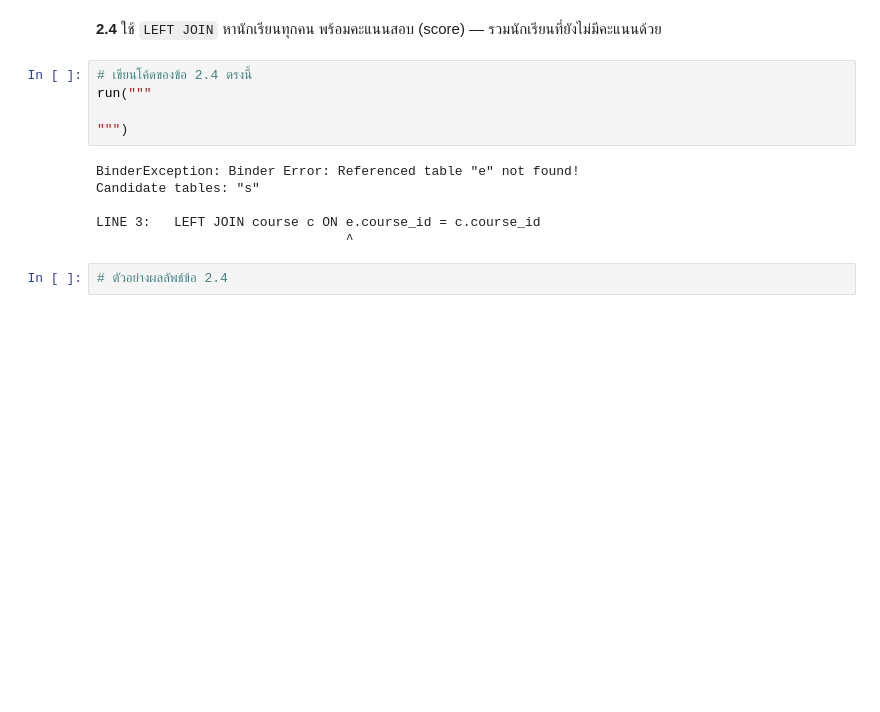
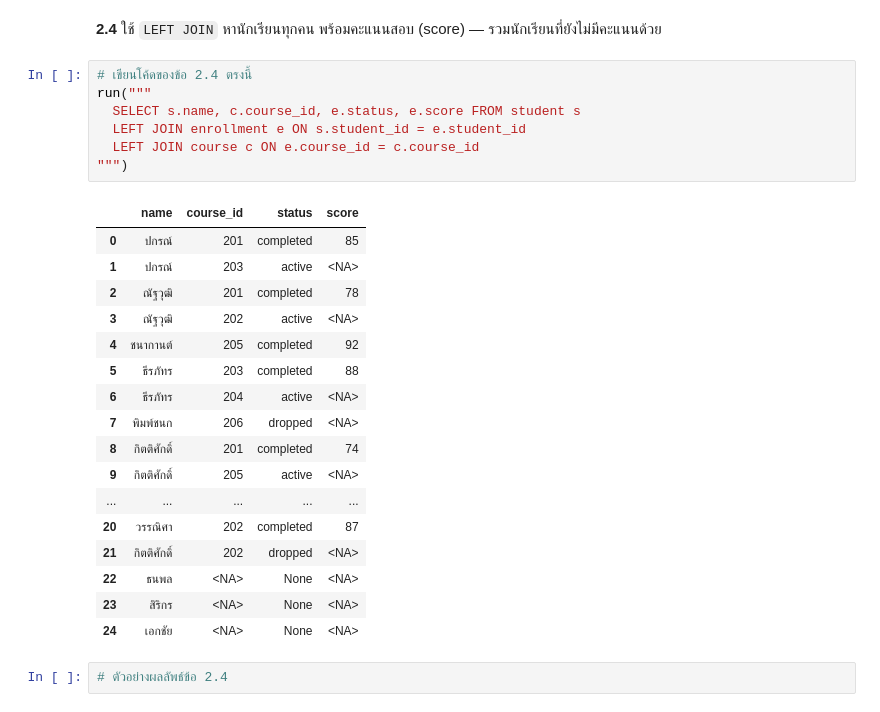
Before and after one commit to mxls34/AdvanceDatabase, a Jupyter notebook: Chapter3_HW_Joins_and_Join_Algorithms.ipynb, the cells around one changed output. Saved outputs shown, nothing was run; the diff lists cells and outputs as text; blank space fills up the shorter version.

```diff
--- a/Chapter3_HW_Joins_and_Join_Algorithms.ipynb
+++ b/Chapter3_HW_Joins_and_Join_Algorithms.ipynb
@@ -446,17 +446,31 @@ INNER JOIN: 22  | LEFT JOIN: 25
 _เขียนคำอธิบายตรงนี้:_ ...
 # %% [markdown]
 **2.4** ใช้ `LEFT JOIN` หานักเรียนทุกคน พร้อมคะแนนสอบ (score) — รวมนักเรียนที่ยังไม่มีคะแนนด้วย
-# %%
-# เขียนโค้ดของข้อ 2.4 ตรงนี้
-run("""
-
-""")
-# %% [output]
-BinderException: Binder Error: Referenced table "e" not found!
-Candidate tables: "s"
-
-LINE 3:   LEFT JOIN course c ON e.course_id = c.course_id
-                                ^
+# %%
+# เขียนโค้ดของข้อ 2.4 ตรงนี้
+run("""
+  SELECT s.name, c.course_id, e.status, e.score FROM student s
+  LEFT JOIN enrollment e ON s.student_id = e.student_id
+  LEFT JOIN course c ON e.course_id = c.course_id
+""")
+# %% [output]
+|  | name | course_id | status | score |
+| 0 | ปกรณ์ | 201 | completed | 85 |
+| 1 | ปกรณ์ | 203 | active | <NA> |
+| 2 | ณัฐวุฒิ | 201 | completed | 78 |
+| 3 | ณัฐวุฒิ | 202 | active | <NA> |
+| 4 | ชนากานต์ | 205 | completed | 92 |
+| 5 | ธีรภัทร | 203 | completed | 88 |
+| 6 | ธีรภัทร | 204 | active | <NA> |
+| 7 | พิมพ์ชนก | 206 | dropped | <NA> |
+| 8 | กิตติศักดิ์ | 201 | completed | 74 |
+| 9 | กิตติศักดิ์ | 205 | active | <NA> |
+| ... | ... | ... | ... | ... |
+| 20 | วรรณิศา | 202 | completed | 87 |
+| 21 | กิตติศักดิ์ | 202 | dropped | <NA> |
+| 22 | ธนพล | <NA> | None | <NA> |
+| 23 | สิริกร | <NA> | None | <NA> |
+| 24 | เอกชัย | <NA> | None | <NA> |
 # %%
 # ตัวอย่างผลลัพธ์ข้อ 2.4
 # %% [output]
```
Also changed, not shown: parts of 7 cells of this notebook.
